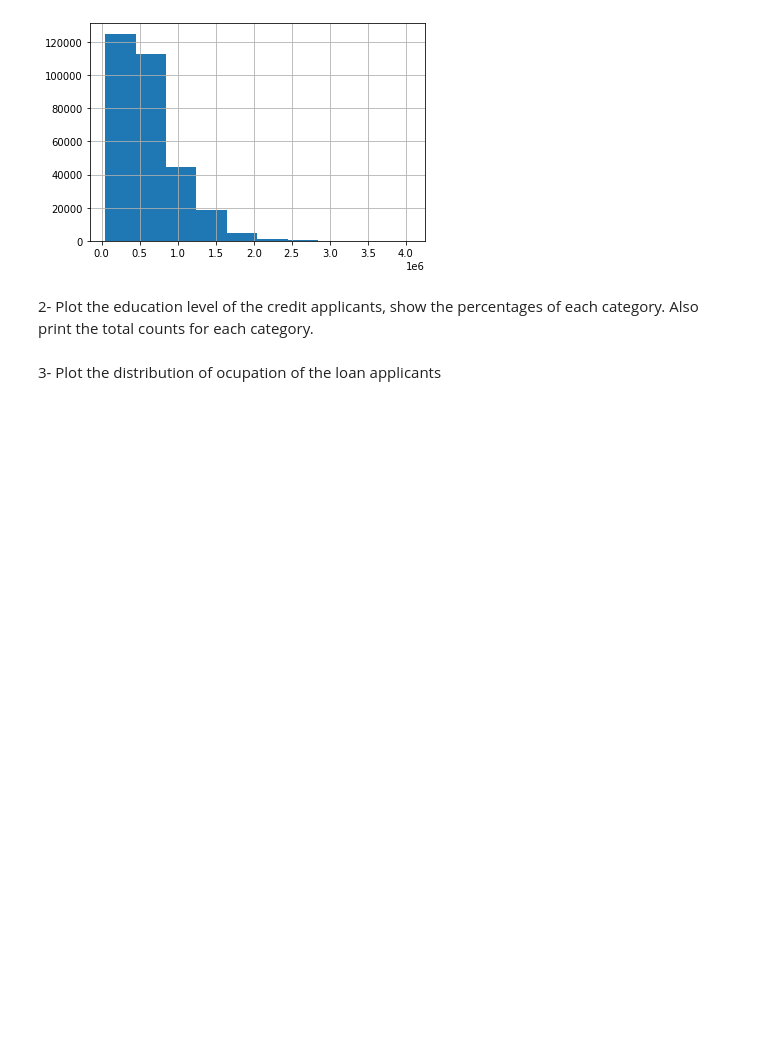
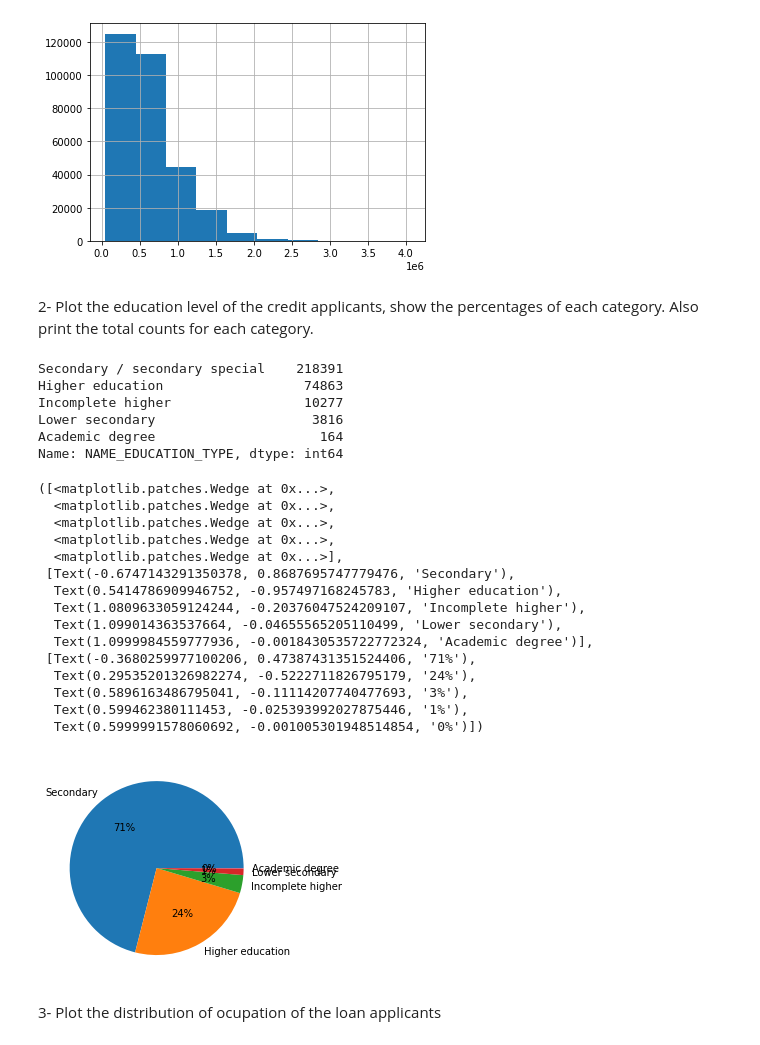
Before and after one commit to NMengo/Anyone-AI, a Jupyter notebook: Sprint 3/AnyoneAI_Project_3.ipynb, the cells around one changed output. Saved outputs shown, nothing was run; the diff lists cells and outputs as text; code cells hidden in the pictures; blank space fills up the shorter version.

```diff
--- a/Sprint 3/AnyoneAI_Project_3.ipynb
+++ b/Sprint 3/AnyoneAI_Project_3.ipynb
@@ -323,2 +266,28 @@ application_train['AMT_CREDIT'].hist()
+# %%
+print(application_train['NAME_EDUCATION_TYPE'].value_counts())
+plt.pie(application_train['NAME_EDUCATION_TYPE'].value_counts(), labels=['Secondary','Higher education', 'Incomplete higher', 'Lower secondary', 'Academic degree'], autopct='%.0f%%')
+# %% [output]
+Secondary / secondary special    218391
+Higher education                  74863
+Incomplete higher                 10277
+Lower secondary                    3816
+Academic degree                     164
+Name: NAME_EDUCATION_TYPE, dtype: int64
+([<matplotlib.patches.Wedge at 0x...>,
+  <matplotlib.patches.Wedge at 0x...>,
+  <matplotlib.patches.Wedge at 0x...>,
+  <matplotlib.patches.Wedge at 0x...>,
+  <matplotlib.patches.Wedge at 0x...>],
+ [Text(-0.6747143291350378, 0.8687695747779476, 'Secondary'),
+  Text(0.5414786909946752, -0.957497168245783, 'Higher education'),
+  Text(1.0809633059124244, -0.20376047524209107, 'Incomplete higher'),
+  Text(1.099014363537664, -0.04655565205110499, 'Lower secondary'),
+  Text(1.0999984559777936, -0.0018430535722772324, 'Academic degree')],
+ [Text(-0.3680259977100206, 0.47387431351524406, '71%'),
+  Text(0.29535201326982274, -0.5222711826795179, '24%'),
+  Text(0.5896163486795041, -0.11114207740477693, '3%'),
+  Text(0.599462380111453, -0.025393992027875446, '1%'),
+  Text(0.5999991578060692, -0.001005301948514854, '0%')])
+[figure, added]
 # %% [markdown]
 3- Plot the distribution of ocupation of the loan applicants
```
Also changed, not shown: parts of 62 cells of this notebook, 4 other files.
